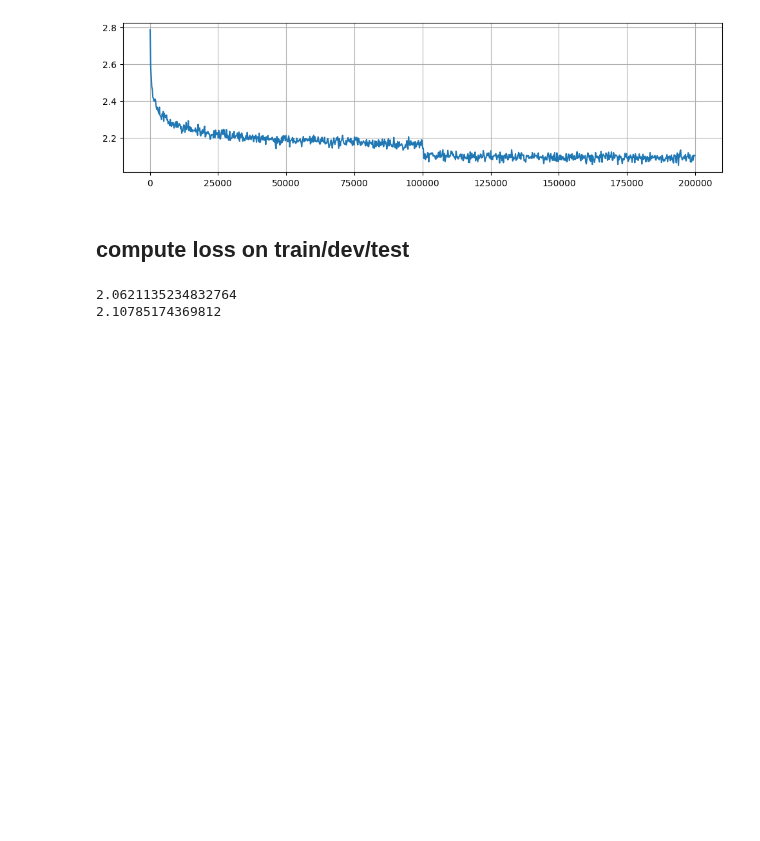
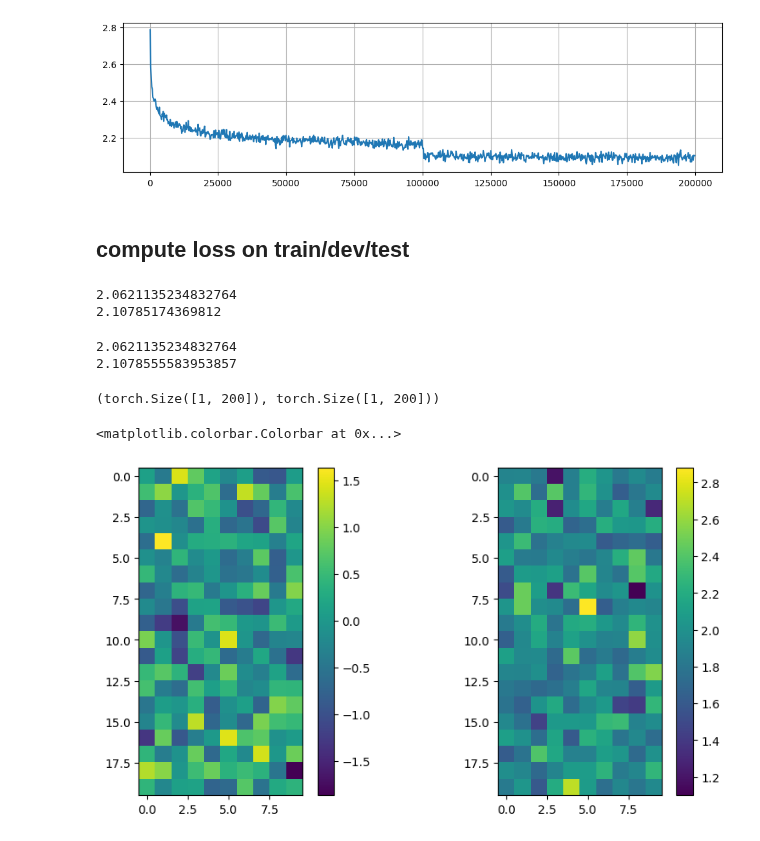
Before and after one commit to steve-z-seattle/neural-language-models, a Jupyter notebook: lm/03b-bn.ipynb, the cells around one changed output. Saved outputs shown, nothing was run; the diff lists cells and outputs as text; code cells hidden in the pictures; blank space fills up the shorter version.

Commit message:
calibrate bn mean and std

```diff
--- a/lm/03b-bn.ipynb
+++ b/lm/03b-bn.ipynb
@@ -163,6 +163,15 @@ plt.show()
 [figure]
 # %% [markdown]
 ## compute loss on train/dev/test
+# %%
+# calibrate the batch norm at the end of the training
+
+with torch.no_grad():
+    emb = C[Xtr]
+    embcat = emb.view(emb.shape[0], -1)
+    hpreact = embcat @ w1 + b1
+    bnmean = hpreact.mean(0, keepdim=True)
+    bnstd = hpreact.std(0, keepdim=True)
 # %%
 @torch.no_grad()
 def eval_dataset(X, Y):
@@ -180,3 +189,25 @@ eval_dataset(Xdv, Ydv)
 # %% [output]
 2.0621135234832764
 2.10785174369812
+# %%
+eval_dataset(Xtr, Ytr)
+eval_dataset(Xdv, Ydv)
+# eval_dataset(Xte, Yte)
+# %% [output]
+2.0621135234832764
+2.1078555583953857
+# %%
+bnmean.shape, bnstd.shape
+# %% [output]
+(torch.Size([1, 200]), torch.Size([1, 200]))
+# %%
+plt.figure(figsize=(10,5))
+plt.subplot(121)
+plt.imshow(bnmean.view(20,-1).data)
+plt.colorbar()
+plt.subplot(122)
+plt.imshow(bnstd.view(20,-1).data)
+plt.colorbar()
+# %% [output]
+<matplotlib.colorbar.Colorbar at 0x...>
+[figure, added]
```
Also changed, not shown: parts of 2 cells of this notebook.
